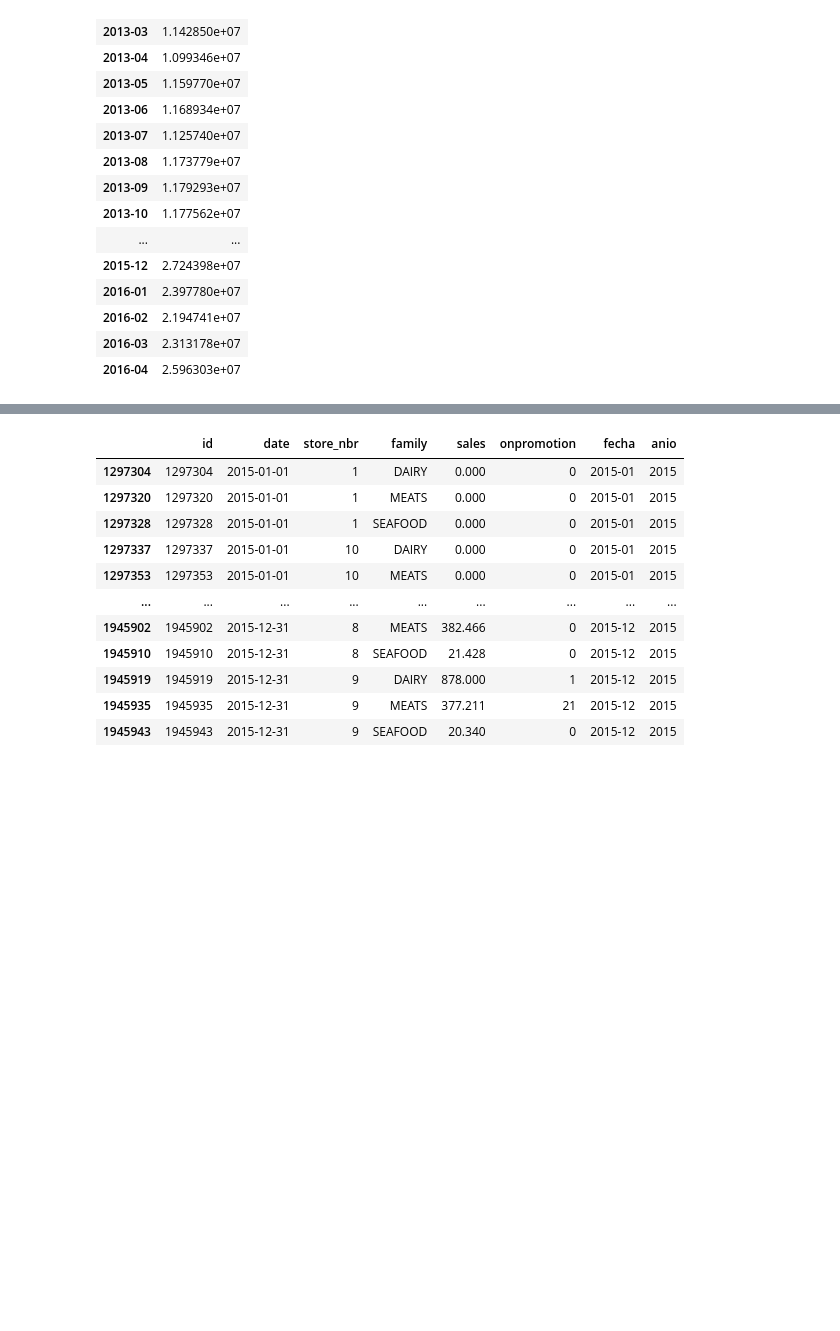
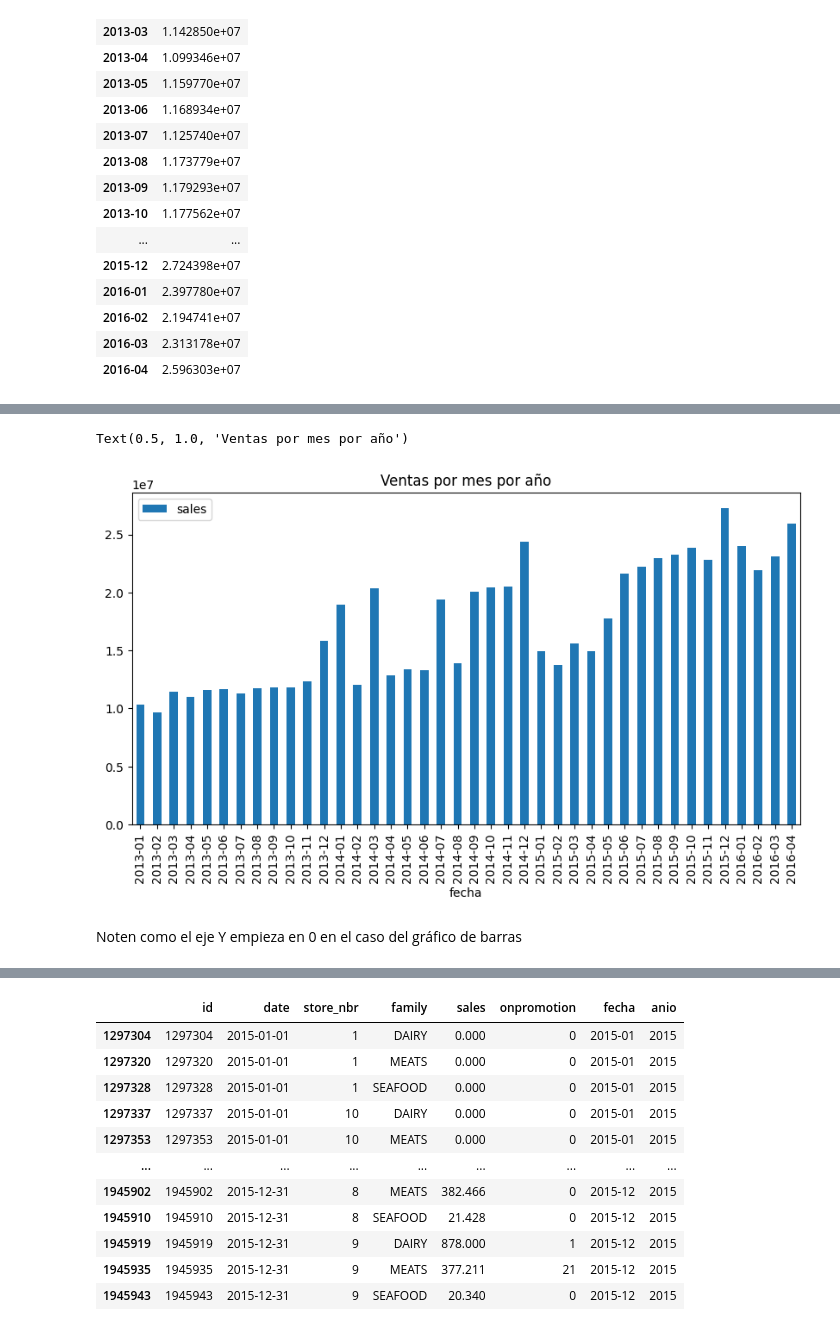
Before and after one commit to lkuffo/data-viz, a Jupyter notebook: NIVEL1/5_lineas.ipynb, the cells around one changed output, grey strips where cells are left out. Saved outputs shown, nothing was run; the diff lists cells and outputs as text; code cells hidden in the pictures; blank space fills up the shorter version.

Commit message:
[Barras] Corrigiendo cuaderno

```diff
--- a/NIVEL1/5_lineas.ipynb
+++ b/NIVEL1/5_lineas.ipynb
@@ -126,3 +126,15 @@ Text(0.5, 1.0, 'Ventas por mes por año')
+# %%
+# Grafico de Barras con los mismos datos
+por_mes.plot.bar(
+    y='sales',
+    figsize=(10, 5)
+)
+plt.title('Ventas por mes por año')
+# %% [output]
+Text(0.5, 1.0, 'Ventas por mes por año')
+[figure, added]
+# %% [markdown]
+Noten como el eje Y empieza en 0 en el caso del gráfico de barras
 # %%
 import plotly.express as px
 fig = px.line(
```
Also changed, not shown: parts of 2 cells of this notebook.
